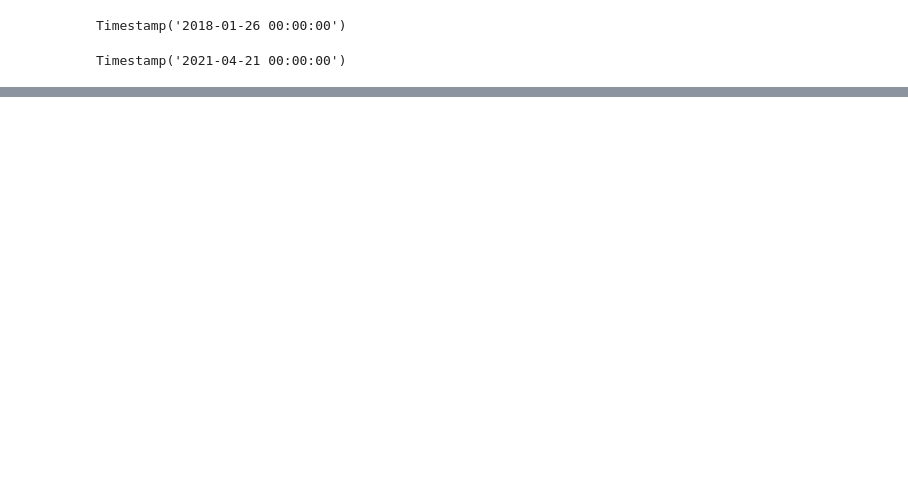
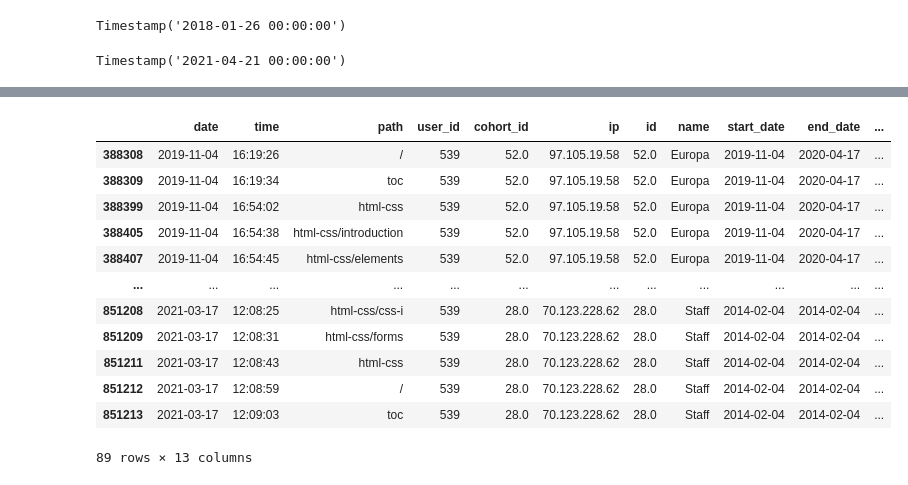
Before and after one commit to michael-haerle/anomaly_detection_project, a Jupyter notebook: initial_notebook.ipynb, the cells around one changed output, grey strips where cells are left out. Cells and saved outputs as stored; diff of their text form; code cells hidden in the pictures; blank space fills up the shorter version.

```diff
--- a/initial_notebook.ipynb
+++ b/initial_notebook.ipynb
@@ -640,0 +694,16 @@ Timestamp('2021-04-21 00:00:00')
+# %%
+df[df['user_id'] == 539]
+# %% [output]
+|  | date | time | path | user_id | cohort_id | ip | id | name | start_date | end_date | ... |
+| 388308 | 2019-11-04 | 16:19:26 | / | 539 | 52.0 | 97.105.19.58 | 52.0 | Europa | 2019-11-04 | 2020-04-17 | ... |
+| 388309 | 2019-11-04 | 16:19:34 | toc | 539 | 52.0 | 97.105.19.58 | 52.0 | Europa | 2019-11-04 | 2020-04-17 | ... |
+| 388399 | 2019-11-04 | 16:54:02 | html-css | 539 | 52.0 | 97.105.19.58 | 52.0 | Europa | 2019-11-04 | 2020-04-17 | ... |
+| 388405 | 2019-11-04 | 16:54:38 | html-css/introduction | 539 | 52.0 | 97.105.19.58 | 52.0 | Europa | 2019-11-04 | 2020-04-17 | ... |
+| 388407 | 2019-11-04 | 16:54:45 | html-css/elements | 539 | 52.0 | 97.105.19.58 | 52.0 | Europa | 2019-11-04 | 2020-04-17 | ... |
+| ... | ... | ... | ... | ... | ... | ... | ... | ... | ... | ... | ... |
+| 851208 | 2021-03-17 | 12:08:25 | html-css/css-i | 539 | 28.0 | 70.123.228.62 | 28.0 | Staff | 2014-02-04 | 2014-02-04 | ... |
+| 851209 | 2021-03-17 | 12:08:31 | html-css/forms | 539 | 28.0 | 70.123.228.62 | 28.0 | Staff | 2014-02-04 | 2014-02-04 | ... |
+| 851211 | 2021-03-17 | 12:08:43 | html-css | 539 | 28.0 | 70.123.228.62 | 28.0 | Staff | 2014-02-04 | 2014-02-04 | ... |
+| 851212 | 2021-03-17 | 12:08:59 | / | 539 | 28.0 | 70.123.228.62 | 28.0 | Staff | 2014-02-04 | 2014-02-04 | ... |
+| 851213 | 2021-03-17 | 12:09:03 | toc | 539 | 28.0 | 70.123.228.62 | 28.0 | Staff | 2014-02-04 | 2014-02-04 | ... |
+89 rows × 13 columns
```
Also changed, not shown: parts of 21 cells of this notebook.
